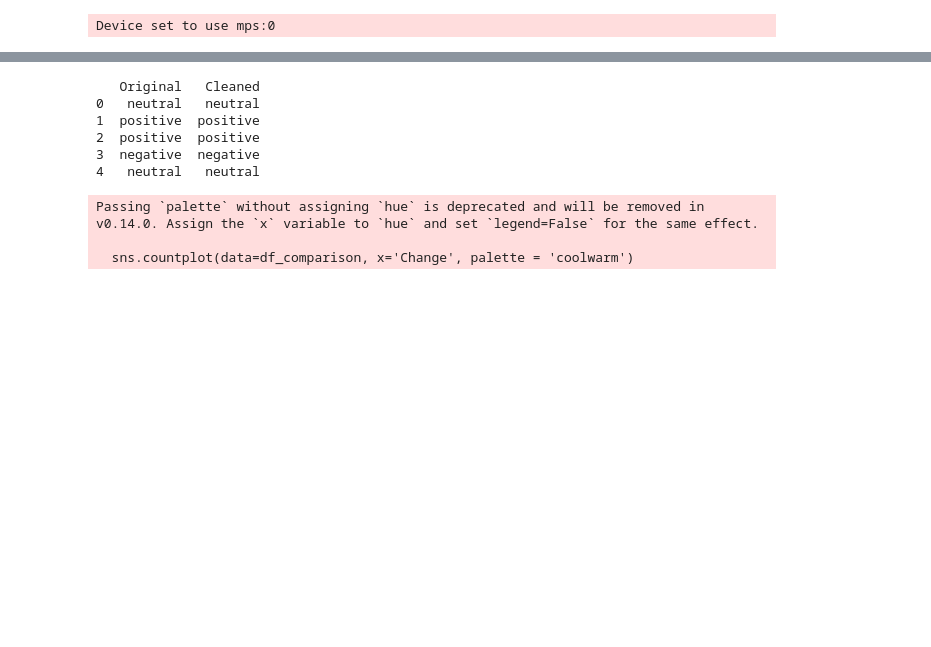
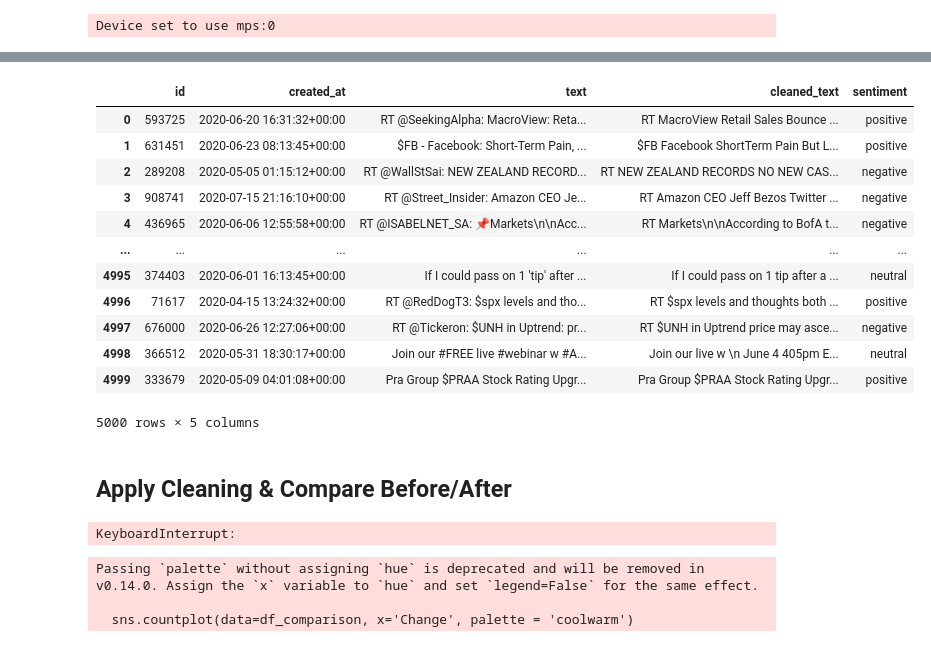
Before and after one commit to adeliepl/stock-sentiment-analyzer, a Jupyter notebook: stock-sentiment-analyzer.ipynb, the cells around one changed output, grey strips where cells are left out. Saved outputs shown, nothing was run; the diff lists cells and outputs as text; code cells hidden in the pictures; blank space fills up the shorter version.

```diff
--- a/stock-sentiment-analyzer.ipynb
+++ b/stock-sentiment-analyzer.ipynb
@@ -31,3 +41,11 @@ from transformers import pipeline
 sentiment_pipeline = pipeline("text-classification", model="ProsusAI/finbert")
 # %% [output]
 Device set to use mps:0
+# %%
+sample_size = 5000
+sampled_tweets = random.sample(list(dataset['train']), sample_size)
+
+df_tweets = pd.DataFrame(sampled_tweets)
+
+# Display first few raws
+print(df_tweets.head())
@@ -34,3 +66,34 @@ Device set to use mps:0
+# %%
+def clean_text(text):
+    text = re.sub(r'http\S+', '', text) # Remove URL
+    text = re.sub(r'@\w+', '', text)    # Remove mentions @user
+    text = re.sub(r'#\w+','', text)     # Remove hashtags
+    text = re.sub(r'#[A-Za-z0-9] +', ' ', text) # Remove special characters
+    text = re.sub(r'[^\w\s$]','', text) # Keep words, numbers, and "$" (for stocks)
+    return text.strip()
+
+# Apply cleaning to sampled tweets
+df_tweets['cleaned_text'] = df_tweets['text'].apply(clean_text)
+
+df_tweets['sentiment'] = df_tweets['cleaned_text'].apply(lambda x: sentiment_pipeline(x)[0]['label'])
+# %%
+display(df_tweets)
+# %% [output]
+|  | id | created_at | text | cleaned_text | sentiment |
+| 0 | 593725 | 2020-06-20 16:31:32+00:00 | RT @SeekingAlpha: MacroView: Reta... | RT MacroView Retail Sales Bounce ... | positive |
+| 1 | 631451 | 2020-06-23 08:13:45+00:00 | $FB - Facebook: Short-Term Pain, ... | $FB Facebook ShortTerm Pain But L... | positive |
+| 2 | 289208 | 2020-05-05 01:15:12+00:00 | RT @WallStSai: NEW ZEALAND RECORD... | RT NEW ZEALAND RECORDS NO NEW CAS... | negative |
+| 3 | 908741 | 2020-07-15 21:16:10+00:00 | RT @Street_Insider: Amazon CEO Je... | RT Amazon CEO Jeff Bezos Twitter ... | negative |
+| 4 | 436965 | 2020-06-06 12:55:58+00:00 | RT @ISABELNET_SA: 📌Markets\n\nAcc... | RT Markets\n\nAccording to BofA t... | negative |
+| ... | ... | ... | ... | ... | ... |
+| 4995 | 374403 | 2020-06-01 16:13:45+00:00 | If I could pass on 1 'tip' after ... | If I could pass on 1 tip after a ... | neutral |
+| 4996 | 71617 | 2020-04-15 13:24:32+00:00 | RT @RedDogT3: $spx levels and tho... | RT $spx levels and thoughts both ... | positive |
+| 4997 | 676000 | 2020-06-26 12:27:06+00:00 | RT @Tickeron: $UNH in Uptrend: pr... | RT $UNH in Uptrend price may asce... | negative |
+| 4998 | 366512 | 2020-05-31 18:30:17+00:00 | Join our #FREE live #webinar w #A... | Join our live w \n June 4 405pm E... | neutral |
+| 4999 | 333679 | 2020-05-09 04:01:08+00:00 | Pra Group $PRAA Stock Rating Upgr... | Pra Group $PRAA Stock Rating Upgr... | positive |
+5000 rows × 5 columns
+# %% [markdown]
+## Apply Cleaning & Compare Before/After
 # %%
 def clean_text(text):
     text = re.sub(r'http\S+', '', text) # Remove URL
@@ -41,7 +104,9 @@ def clean_text(text):
     return text.strip()
 
 cleaned_sentiments = []
-for i in range(5):
+for i in range(50000):4
     cleaned_text = clean_text(dataset['train'][i]['text'])
     cleaned_result = sentiment_pipeline(cleaned_text)
     cleaned_sentiments.append(cleaned_result[0]['label'])
+# %% [output]
+KeyboardInterrupt:
@@ -55,14 +129,3 @@ for i in range(5):
-# %%
-# Create DataFrames for comparison
-df_comparison = pd.DataFrame({'Original': original_sentiments, 'Cleaned': cleaned_sentiments})
-print(df_comparison.head(10)) # Check the first 10 rows
-# %% [output]
-   Original   Cleaned
-0   neutral   neutral
-1  positive  positive
-2  positive  positive
-3  negative  negative
-4   neutral   neutral
 # %%
 # Count how many tweets changes sentiment
 df_comparison['Change'] = df_comparison['Original'] != df_comparison['Cleaned']
```
Also changed, not shown: parts of 16 cells of this notebook.
